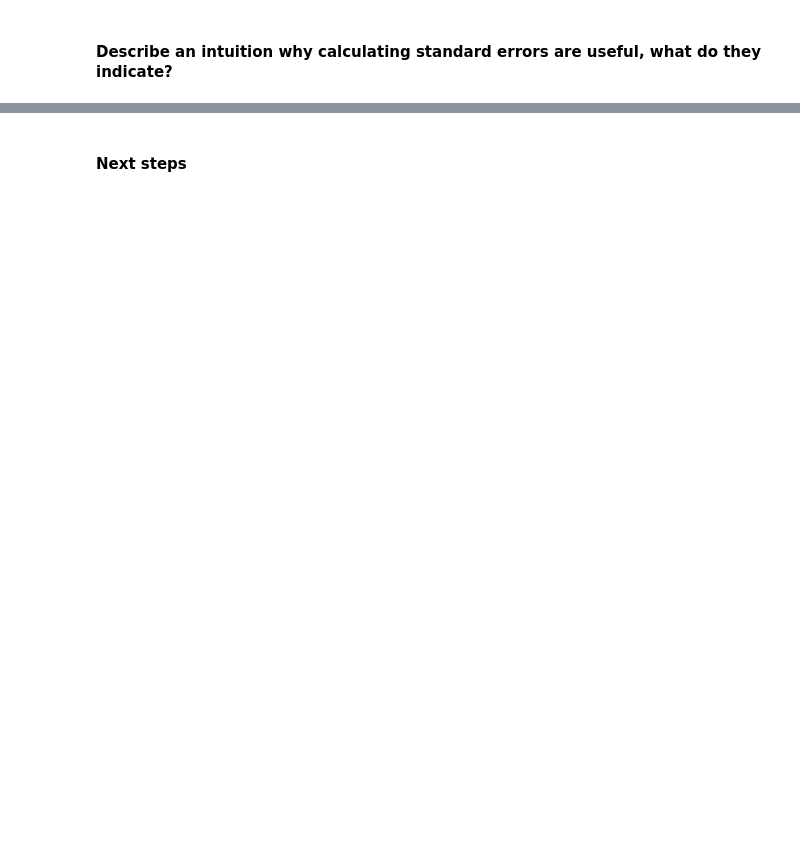
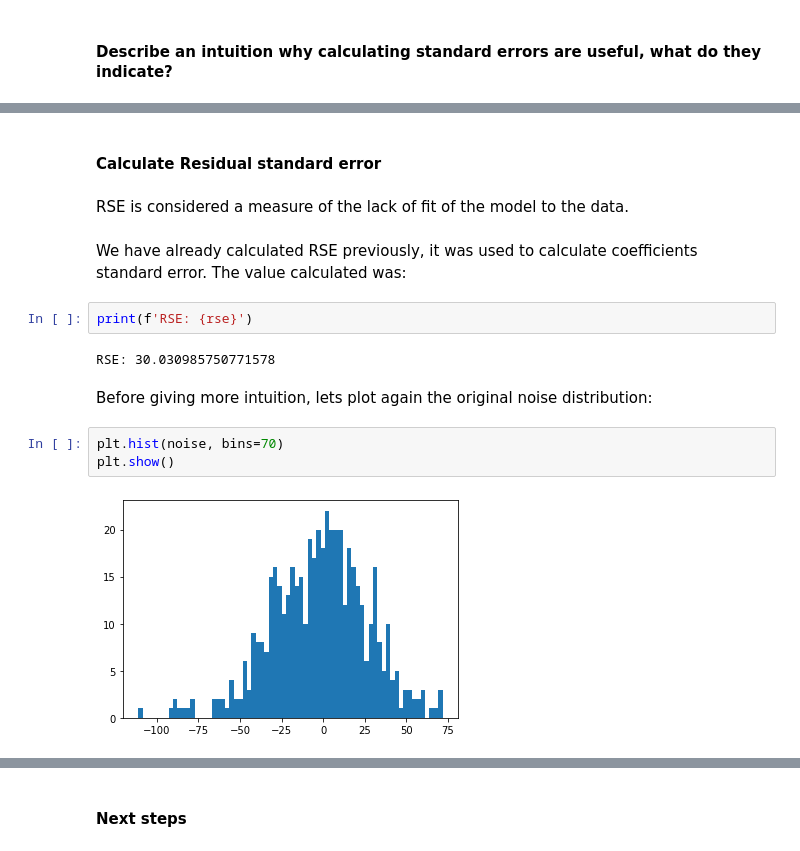
Before and after one commit to eon129/ISL_exercises, a Jupyter notebook: Chapter_3.ipynb, the cells around one changed output, grey strips where cells are left out. Saved outputs shown, nothing was run; the diff lists cells and outputs as text; blank space fills up the shorter version.

```diff
--- a/Chapter_3.ipynb
+++ b/Chapter_3.ipynb
@@ -181,0 +191,18 @@ Calculations for above intervals relies on the assumption that error has a gausi
+# %% [markdown]
+#### Calculate Residual standard error
+# %% [markdown]
+RSE is considered a measure of the lack of fit of the model to the data.
+# %% [markdown]
+We have already calculated RSE previously, it was used to calculate coefficients standard error.
+The value calculated was:
+# %%
+print(f'RSE: {rse}')
+# %% [output]
+RSE: 30.030985750771578
+# %% [markdown]
+Before giving more intuition, lets plot again the original noise distribution:
+# %%
+plt.hist(noise, bins=70)
+plt.show()
+# %% [output]
+[figure, added]
```
Also changed, not shown: parts of 25 cells of this notebook.
